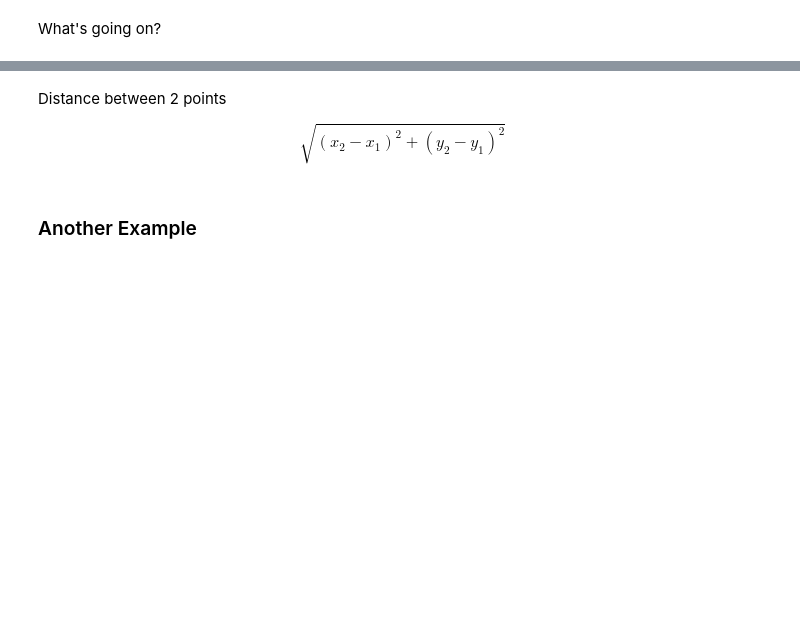
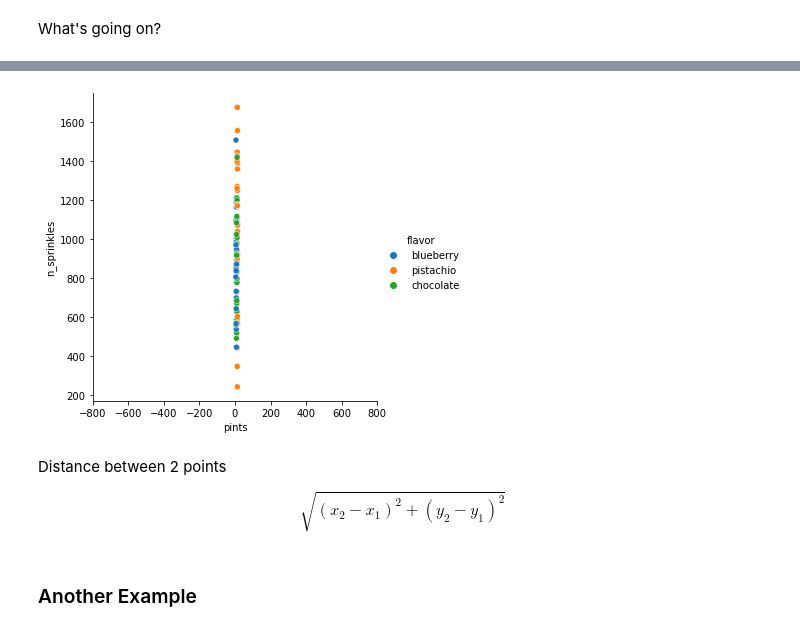
Before and after one commit to CodeupClassroom/pagel-regression, a Jupyter notebook: scaling_lesson.ipynb, the cells around one changed output, grey strips where cells are left out. Cells and saved outputs as stored; diff of their text form; code cells hidden in the pictures; blank space fills up the shorter version.

```diff
--- a/scaling_lesson.ipynb
+++ b/scaling_lesson.ipynb
@@ -110,6 +155,8 @@ What's going on?
 # %%
-# sns.relplot(data=train, y='n_sprinkles', x='pints', hue='flavor')
-# plt.xlim(-800, 800);
+sns.relplot(data=train, y='n_sprinkles', x='pints', hue='flavor')
+plt.xlim(-800, 800);
+# %% [output]
+[figure, added]
 # %% [markdown]
 Distance between 2 points
 
```
Also changed, not shown: parts of 33 cells of this notebook.
